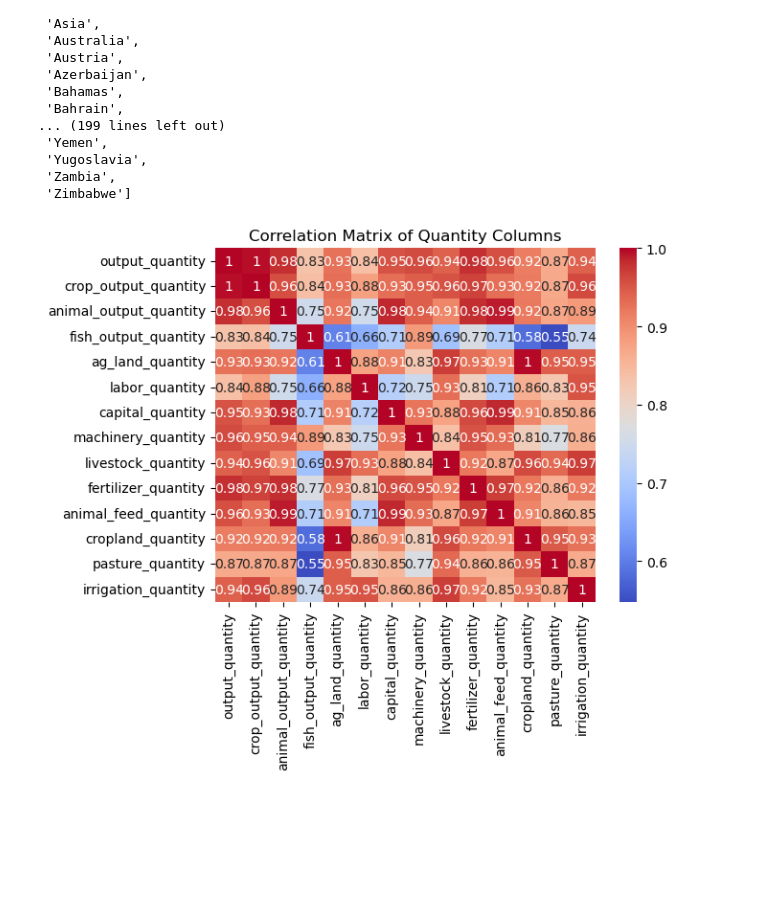
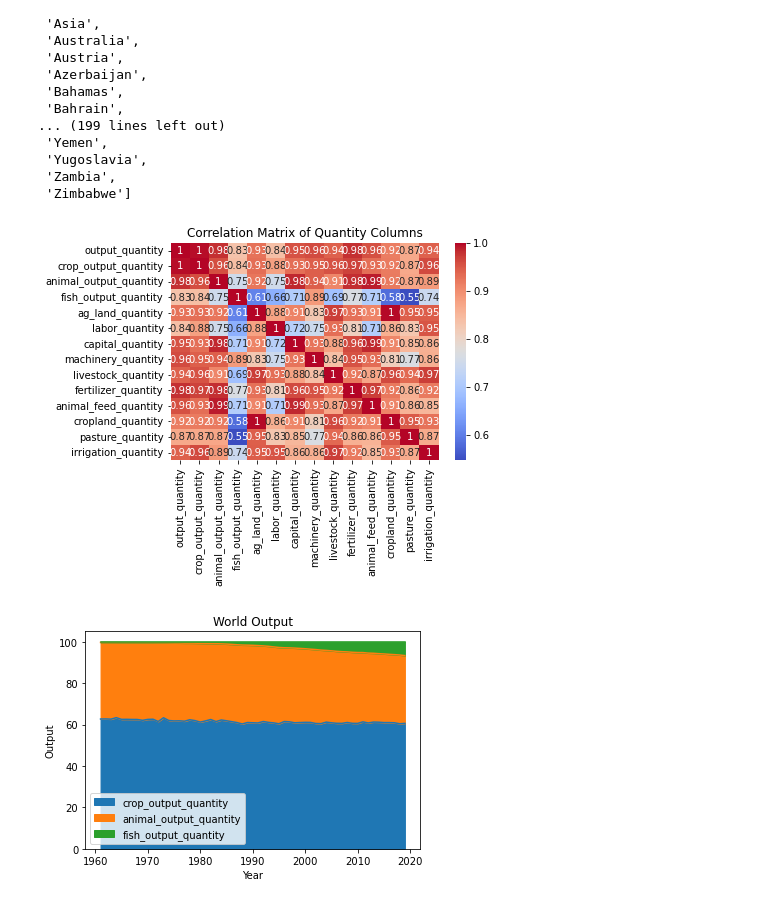
Before and after one commit to annaziegert/agriculture_production_nova, a Jupyter notebook: test_notebook.ipynb, the cells around one changed output. Cells and saved outputs as stored; diff of their text form; code cells hidden in the pictures; blank space fills up the shorter version.

Commit message:
Added method 4, added on method 2 and 3 the argument self

```diff
--- a/test_notebook.ipynb
+++ b/test_notebook.ipynb
@@ -72,7 +72,7 @@ class Group22:
         return df
 
 
-    def get_countries(df):
+    def get_countries(self, df):
         """
         Returns a list of all the countries of the dataset
 
@@ -87,7 +87,7 @@ class Group22:
         """
         return list(df['Entity'].unique())
 
-    def plot_quantity_correlation(df):
+    def plot_quantity_correlation(self, df):
         """
         Returns a correlation matrix of the quantity columns
 
@@ -107,6 +107,45 @@ class Group22:
         sns.heatmap(corr_matrix, annot=True, cmap='coolwarm')
         plt.title('Correlation Matrix of Quantity Columns')
         plt.show()
+
+    def plot_output_area_chart(self, df, country=None, normalize=False):
+        """
+        Plots an area chart of the distinct "_output_" columns.
+
+        Parameters
+        ----------
+        df : pandas dataframe
+            dataframe of the dataset
+        country : str or None
+            Country name. If None or 'World', plots the sum for all countries.
+        normalize : bool
+            If True, normalizes the output in relative terms: each year, output should always be 100%.
+
+        Returns
+        -------
+        area chart of the distinct "_output_" columns
+        """
+        output_cols = [col for col in self.df.columns if '_output_' in col]
+        if not output_cols:
+            raise ValueError("No output columns found in the dataset.")
+
+        if country is None or country == 'World':
+            df_country = self.df.groupby('Year')[output_cols].sum().reset_index()
+            title = 'World Output'
+        else:
+            if country not in self.get_countries(df):
+                raise ValueError(f"{country} is not a valid country name.")
+            df_country = self.df[self.df['Entity'] == country][['Year'] + output_cols]
+            title = f"{country} Output"
+
+        if normalize:
+            df_country[output_cols] = df_country[output_cols].div(df_country[output_cols].sum(axis=1), axis=0) * 100
+
+        df_country.set_index('Year').plot(kind='area', stacked=True)
+        plt.title(title)
+        plt.xlabel('Year')
+        plt.ylabel('Output')
+        plt.show()
 # %%
 agr_data = Group22('https://raw.githubusercontent.com/owid/owid-datasets/master/datasets/Agricultural%20total%20factor%20productivity%20(USDA)/Agricultural%20total%20factor%20productivity%20(USDA).csv', 'agr_data')
 Group22.download_data(agr_data)
@@ -146,6 +185,10 @@ Group22.get_countries(agr_data.df)
  'Zambia',
  'Zimbabwe']
 # %%
-Group22.plot_quantity_correlation(agr_data.df)
+Group22.plot_quantity_correlation(agr_data, agr_data.df)
 # %% [output]
-[figure, old version]
+[figure, new version]
+# %%
+Group22.plot_output_area_chart(agr_data, agr_data.df, country="World", normalize=True)
+# %% [output]
+[figure, added]
```
Also changed, not shown: parts of 2 cells of this notebook, 1 other file.
